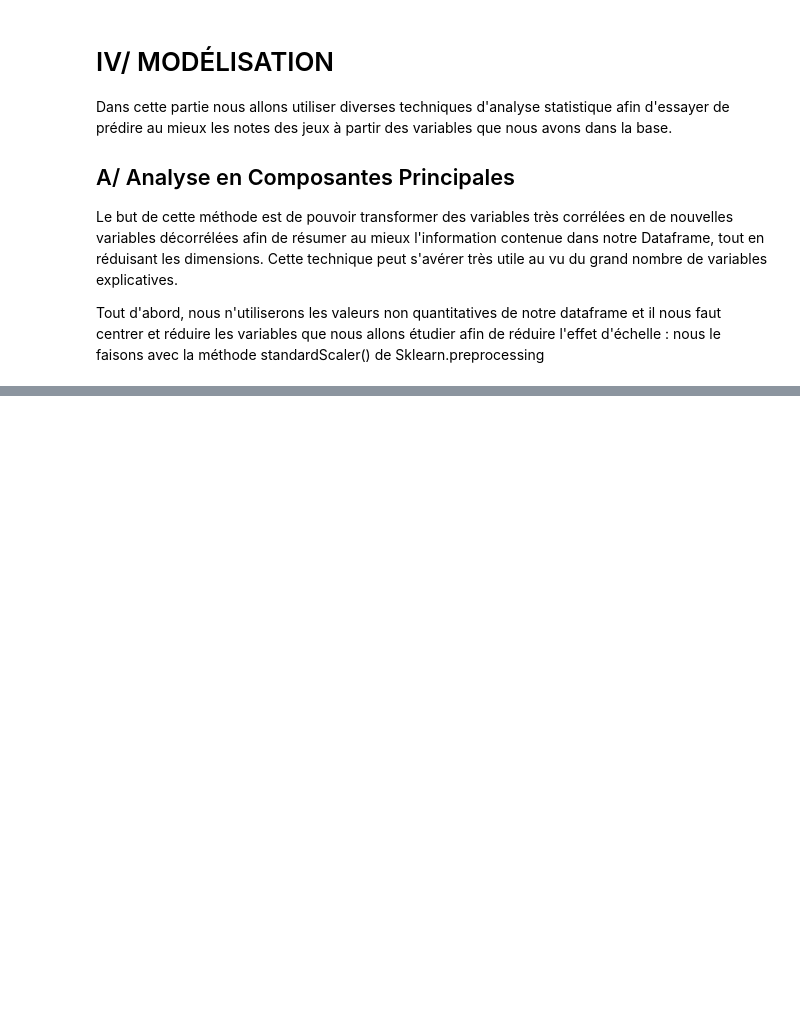
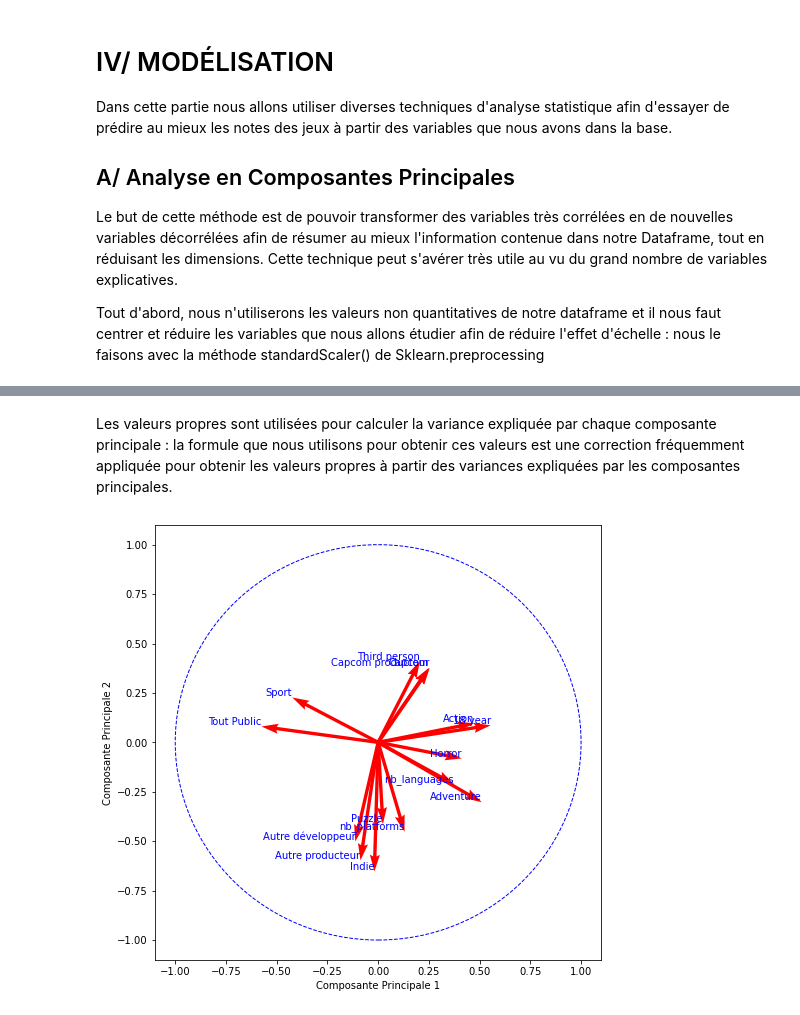
Before and after one commit to PyTomSss/PythonProjects, a Jupyter notebook: Project_Notebook.ipynb, the cells around one changed output, grey strips where cells are left out. Drawn from its saved outputs; the diff is of its cells as text; code cells hidden in the pictures; blank space fills up the shorter version.

```diff
--- a/Project_Notebook.ipynb
+++ b/Project_Notebook.ipynb
@@ -1633,4 +1648,5 @@ pca_result = pca.fit_transform(df_imputed)
 # %%
 scaler = StandardScaler()
-DF_ACP_scaled = scaler.fit_transform(DF_ACP)
-DF_ACP_scaled = pd.DataFrame(DF_ACP_scaled, columns = DF_ACP.columns)
+DF_ACP_scaled = scaler.fit_transform(DF_imputed)
+DF_ACP_scaled = pd.DataFrame(DF_ACP_scaled, columns = DF_imputed.columns)
+DF_ACP_scaled.columns = DF_copie.columns
@@ -1640,0 +1655,3 @@ Ensuite,
+# %%
+pca = PCA()
+pca.fit(DF_ACP_scaled)
@@ -1640,0 +1689,40 @@ Ensuite,
+# %% [markdown]
+Les valeurs propres sont utilisées pour calculer la variance expliquée par chaque composante principale : la formule que nous utilisons pour obtenir ces valeurs est une correction fréquemment appliquée pour obtenir les valeurs propres à partir des variances expliquées par les composantes principales.
+# %%
+n = DF_ACP_scaled.shape[0]
+p = DF_ACP_scaled.shape[1]
+
+#Valeurs propres
+val_p = (n-1) / n * pca.explained_variance_
+coor = np.zeros((p,p))
+
+for k in range(p):
+    coor[:,k] = pca.components_[k,:] * np.sqrt(val_p)[k]
+
+norme = []
+for j in range (len(coor[:,0])) :
+    norme.append(np.linalg.norm([coor[j,0], coor[j,1]]))
+
+coordonnées = pd.DataFrame({'id': DF_ACP_scaled.columns, 'abs': coor[:,0], 'ordo': coor[:,1], 'norme' : norme})
+# %%
+tab = coordonnées.nlargest(15, 'norme').reset_index(drop = True)
+# %%
+fig, ax = plt.subplots(figsize=(8, 8))
+circle = plt.Circle((0, 0), 1, edgecolor='b', facecolor='None', linestyle='--')
+ax.add_patch(circle)
+
+for i in range(len(tab['abs'])) :
+    ax.quiver(0, 0, tab['abs'][i], tab['ordo'][i], angles='xy', scale_units='xy', scale=1, color='r')
+
+for i, txt in enumerate(tab['id']):
+    ax.annotate(txt, (tab['abs'][i], tab['ordo'][i]), color='b', ha='right', va='bottom')
+
+ax.set_xlim(-1.1, 1.1)
+ax.set_ylim(-1.1, 1.1)
+
+ax.set_xlabel('Composante Principale 1')
+ax.set_ylabel('Composante Principale 2')
+
+plt.show()
+# %% [output]
+[figure, added]
```
Also changed, not shown: parts of 28 cells of this notebook.
